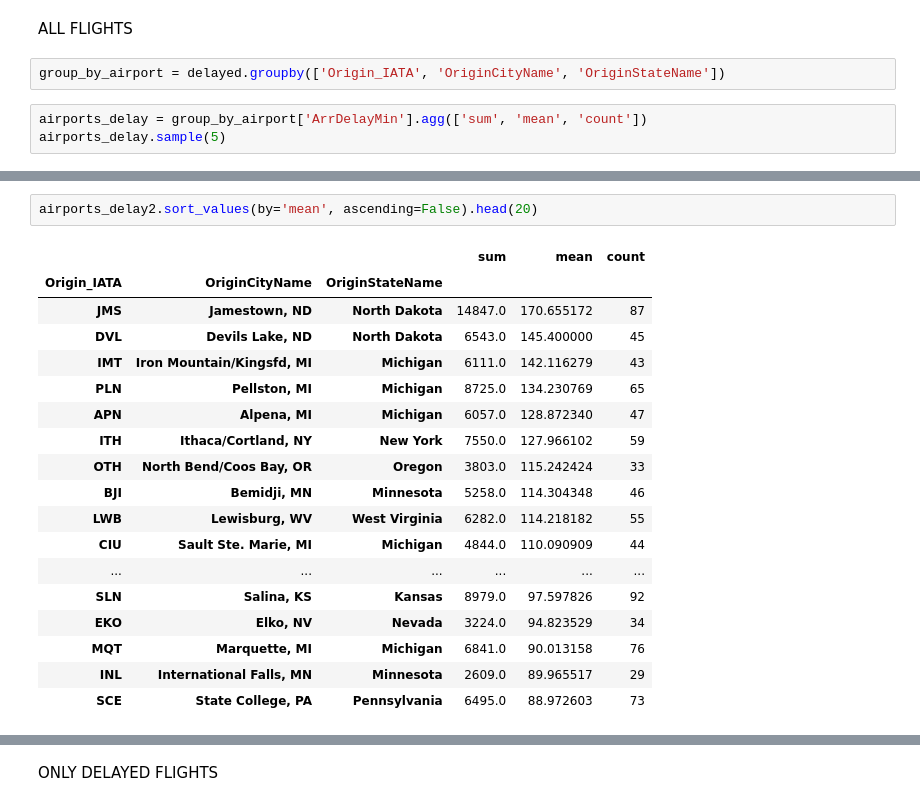
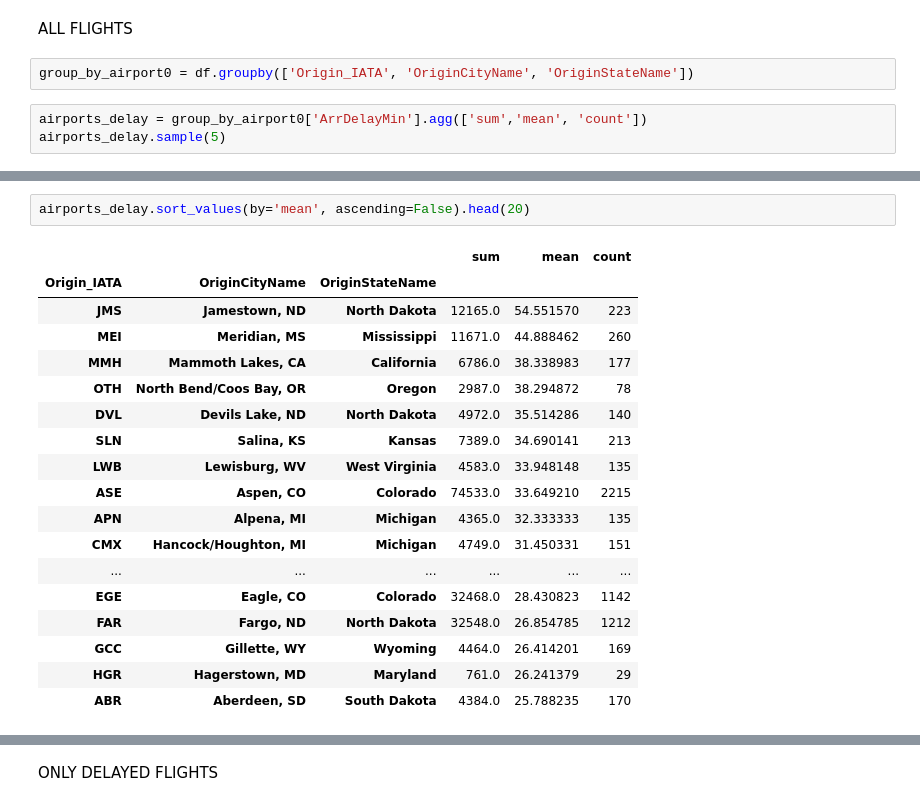
Before and after one commit to gespejobas/TFM, a Jupyter notebook: 03. Data Analysis & Representation.ipynb, the cells around one changed output, grey strips where cells are left out. Cells and saved outputs as stored; diff of their text form.

```diff
--- a/03. Data Analysis & Representation.ipynb
+++ b/03. Data Analysis & Representation.ipynb
@@ -438,9 +325,9 @@ group_by_delayed_airport2.sort_values(by='percentage', ascending=False).head(20)
 # %% [markdown]
 ALL FLIGHTS
 # %%
-group_by_airport = delayed.groupby(['Origin_IATA', 'OriginCityName', 'OriginStateName'])
+group_by_airport0 = df.groupby(['Origin_IATA', 'OriginCityName', 'OriginStateName'])
 # %%
-airports_delay = group_by_airport['ArrDelayMin'].agg(['sum', 'mean', 'count'])
+airports_delay = group_by_airport0['ArrDelayMin'].agg(['sum','mean', 'count'])
 airports_delay.sample(5)
 # %% [output]
 |  |  |  | sum | mean | count |
@@ -474,21 +361,21 @@ airports_delay.sort_values(by='sum', ascending=False).head(20)
 # %%
-airports_delay2.sort_values(by='mean', ascending=False).head(20)
+airports_delay.sort_values(by='mean', ascending=False).head(20)
 # %% [output]
 |  |  |  | sum | mean | count |
 | Origin_IATA | OriginCityName | OriginStateName |  |  |  |
-| JMS | Jamestown, ND | North Dakota | 14847.0 | 170.655172 | 87 |
-| DVL | Devils Lake, ND | North Dakota | 6543.0 | 145.400000 | 45 |
-| IMT | Iron Mountain/Kingsfd, MI | Michigan | 6111.0 | 142.116279 | 43 |
-| PLN | Pellston, MI | Michigan | 8725.0 | 134.230769 | 65 |
-| APN | Alpena, MI | Michigan | 6057.0 | 128.872340 | 47 |
-| ITH | Ithaca/Cortland, NY | New York | 7550.0 | 127.966102 | 59 |
-| OTH | North Bend/Coos Bay, OR | Oregon | 3803.0 | 115.242424 | 33 |
-| BJI | Bemidji, MN | Minnesota | 5258.0 | 114.304348 | 46 |
-| LWB | Lewisburg, WV | West Virginia | 6282.0 | 114.218182 | 55 |
-| CIU | Sault Ste. Marie, MI | Michigan | 4844.0 | 110.090909 | 44 |
+| JMS | Jamestown, ND | North Dakota | 12165.0 | 54.551570 | 223 |
+| MEI | Meridian, MS | Mississippi | 11671.0 | 44.888462 | 260 |
+| MMH | Mammoth Lakes, CA | California | 6786.0 | 38.338983 | 177 |
+| OTH | North Bend/Coos Bay, OR | Oregon | 2987.0 | 38.294872 | 78 |
+| DVL | Devils Lake, ND | North Dakota | 4972.0 | 35.514286 | 140 |
+| SLN | Salina, KS | Kansas | 7389.0 | 34.690141 | 213 |
+| LWB | Lewisburg, WV | West Virginia | 4583.0 | 33.948148 | 135 |
+| ASE | Aspen, CO | Colorado | 74533.0 | 33.649210 | 2215 |
+| APN | Alpena, MI | Michigan | 4365.0 | 32.333333 | 135 |
+| CMX | Hancock/Houghton, MI | Michigan | 4749.0 | 31.450331 | 151 |
 | ... | ... | ... | ... | ... | ... |
-| SLN | Salina, KS | Kansas | 8979.0 | 97.597826 | 92 |
-| EKO | Elko, NV | Nevada | 3224.0 | 94.823529 | 34 |
-| MQT | Marquette, MI | Michigan | 6841.0 | 90.013158 | 76 |
-| INL | International Falls, MN | Minnesota | 2609.0 | 89.965517 | 29 |
-| SCE | State College, PA | Pennsylvania | 6495.0 | 88.972603 | 73 |
+| EGE | Eagle, CO | Colorado | 32468.0 | 28.430823 | 1142 |
+| FAR | Fargo, ND | North Dakota | 32548.0 | 26.854785 | 1212 |
+| GCC | Gillette, WY | Wyoming | 4464.0 | 26.414201 | 169 |
+| HGR | Hagerstown, MD | Maryland | 761.0 | 26.241379 | 29 |
+| ABR | Aberdeen, SD | South Dakota | 4384.0 | 25.788235 | 170 |
```
Also changed, not shown: parts of 76 cells of this notebook.
